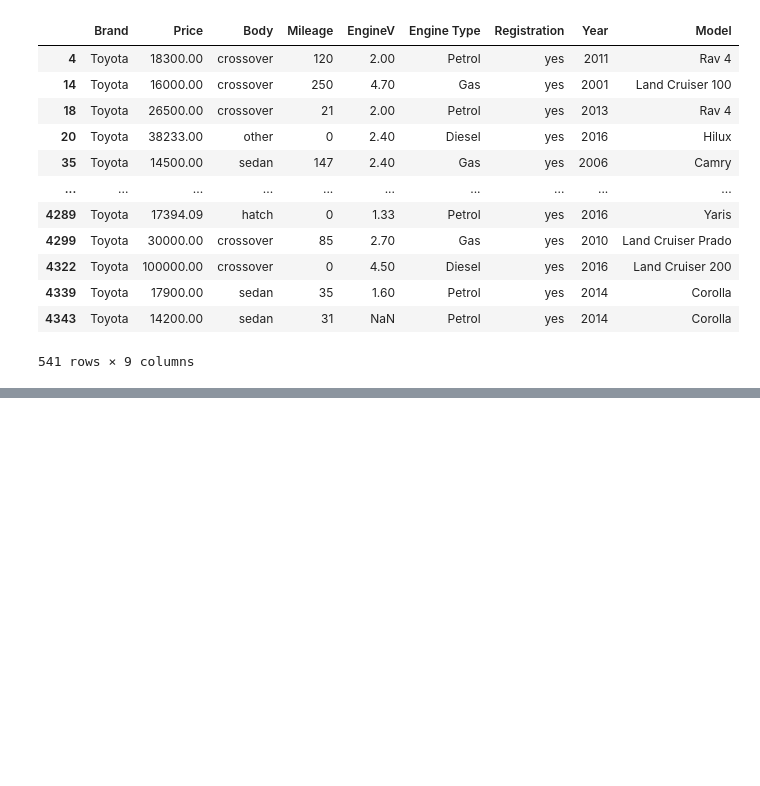
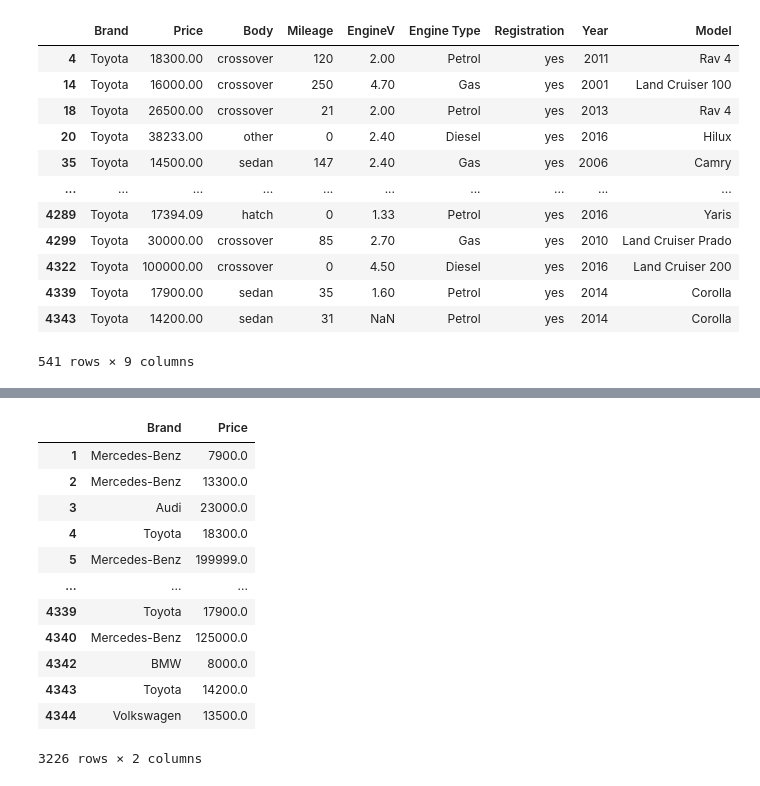
Before and after one commit to prachiTyagi182/pandas, a Jupyter notebook: viewing_and_selecting_data.ipynb, the cells around one changed output, grey strips where cells are left out. Cells and saved outputs as stored; diff of their text form; code cells hidden in the pictures; blank space fills up the shorter version.

```diff
--- a/viewing_and_selecting_data.ipynb
+++ b/viewing_and_selecting_data.ipynb
@@ -241,0 +292,17 @@ car_sales[car_sales["Brand"]=="Toyota"]
+# %%
+#to see 2 columns together
+car_sales.loc[car_sales['Price']>6500,['Brand','Price']]
+# %% [output]
+|  | Brand | Price |
+| 1 | Mercedes-Benz | 7900.0 |
+| 2 | Mercedes-Benz | 13300.0 |
+| 3 | Audi | 23000.0 |
+| 4 | Toyota | 18300.0 |
+| 5 | Mercedes-Benz | 199999.0 |
+| ... | ... | ... |
+| 4339 | Toyota | 17900.0 |
+| 4340 | Mercedes-Benz | 125000.0 |
+| 4342 | BMW | 8000.0 |
+| 4343 | Toyota | 14200.0 |
+| 4344 | Volkswagen | 13500.0 |
+3226 rows × 2 columns
```
Also changed, not shown: parts of 14 cells of this notebook.
